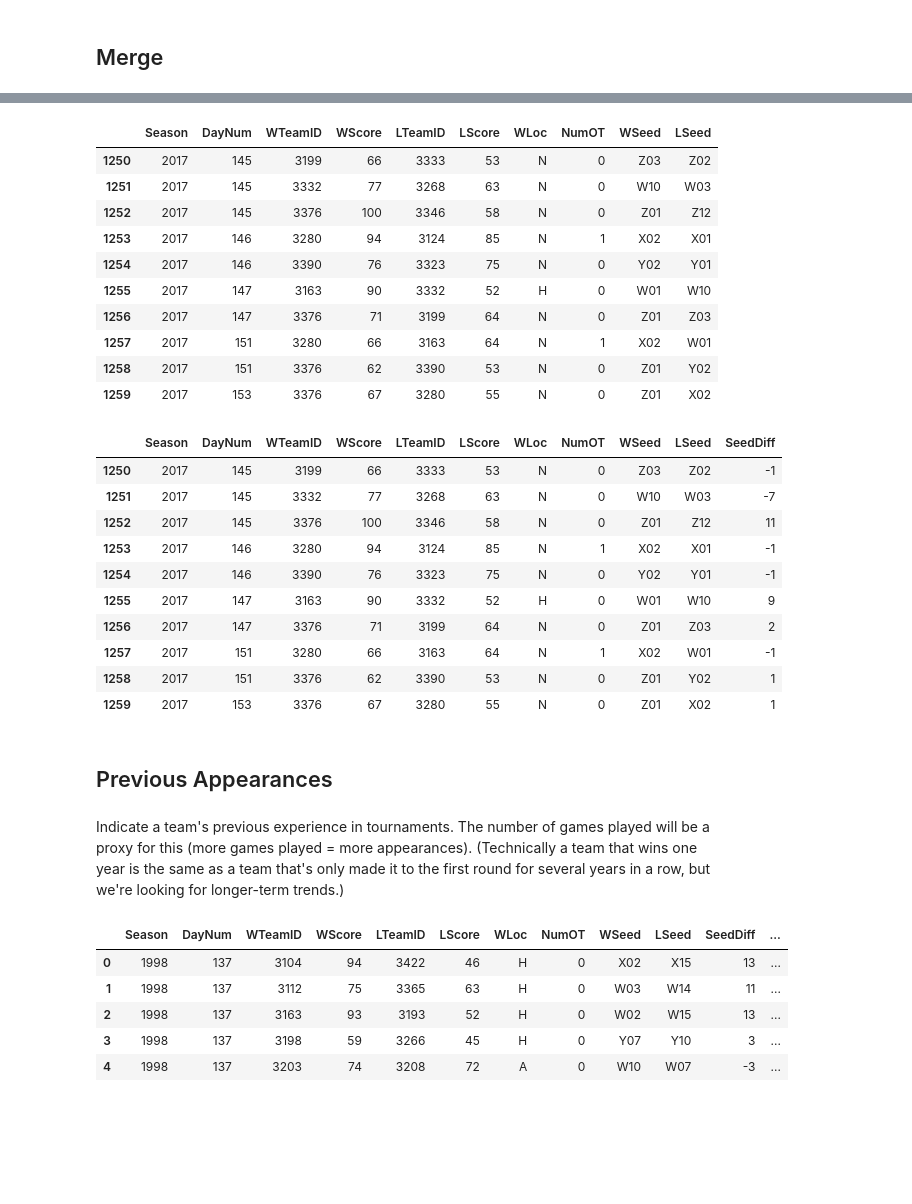
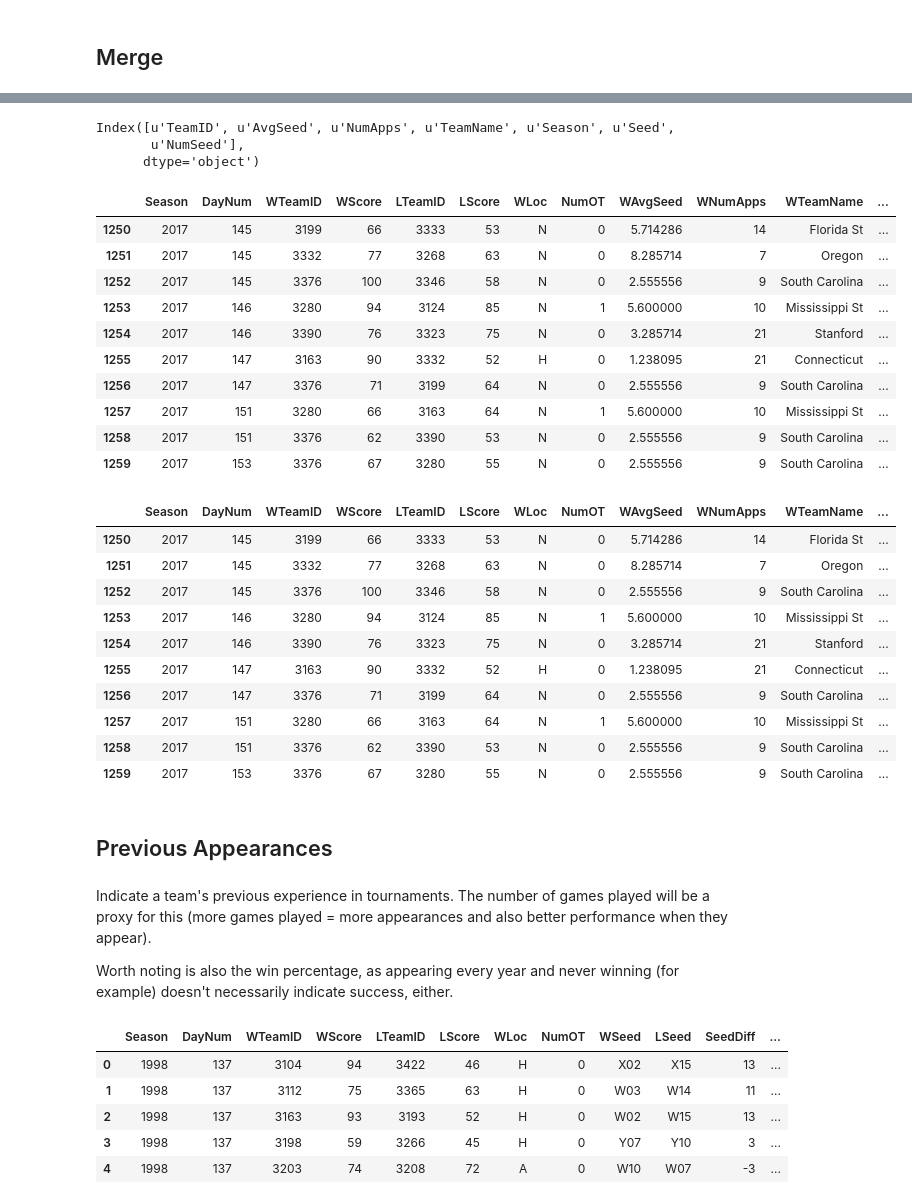
Before and after one commit to Dedomena-exerevnitis/mids-w207-kaggle, a Jupyter notebook: W207_Final_Tourney.ipynb, the cells around one changed output, grey strips where cells are left out. Saved outputs shown, nothing was run; the diff lists cells and outputs as text; code cells hidden in the pictures; blank space fills up the shorter version.

Commit message:
added EDA of past appearances and seeds

```diff
--- a/W207_Final_Tourney.ipynb
+++ b/W207_Final_Tourney.ipynb
@@ -73,3 +88,14 @@ df_tour.tail(10)
 | 1259 | 2017 | 153 | 3376 | 67 | 3280 | 55 | N | 0 |
 # %% [markdown]
 ## Merge
+# %%
+df_seeds['NumSeed'] = df_seeds.apply(lambda row: int(row['Seed'][1:3]), axis=1)
+# %%
+df_tourney_hist = df_seeds.groupby('TeamID').agg({'NumSeed' : ['mean','count']}).reset_index()
+df_tourney_hist['AvgSeed'] = df_tourney_hist['NumSeed','mean']
+df_tourney_hist['NumApps'] = df_tourney_hist['NumSeed','count']
+df_tourney_hist.columns = df_tourney_hist.columns.droplevel(level=1)
+
+df_tourney_hist = pd.merge(left=df_tourney_hist[['TeamID','AvgSeed','NumApps']],right=df_teams,how='left',on='TeamID')
+
+df_tourney_hist.head(10)
@@ -75,0 +160,2 @@ df_tour.tail(10)
+# %%
+df_tourney_hist.columns = ['W'+i for i in list(df_tourney_hist.columns.values)]
@@ -76,46 +171,55 @@ df_tour.tail(10)
+# %%
+df_merged = pd.merge(left=df_tourney_hist,right=df_seeds, how='left', on='TeamID')
+df_merged.columns
+# %% [output]
+Index([u'TeamID', u'AvgSeed', u'NumApps', u'TeamName', u'Season', u'Seed',
+       u'NumSeed'],
+      dtype='object')
 # %%
 # merge seeds with team IDs for tourney performance
-df_W = df_seeds.rename(columns={'TeamID':'WTeamID', 'Seed':'WSeed'})
-df_L = df_seeds.rename(columns={'TeamID':'LTeamID', 'Seed':'LSeed'})
+df_merged = pd.merge(left=df_tourney_hist,right=df_seeds, how='left', on='TeamID')
+
+df_W = df_merged.rename(columns={'TeamID':'WTeamID', 'Seed':'WSeed','NumSeed':'WNumSeed','TeamName':'WTeamName','AvgSeed':'WAvgSeed','NumApps':'WNumApps'})#.drop('Seed',axis=1)
+df_L = df_merged.rename(columns={'TeamID':'LTeamID', 'Seed':'LSeed','NumSeed':'LNumSeed','TeamName':'LTeamName','AvgSeed':'LAvgSeed','NumApps':'LNumApps'})#.drop('Seed',axis=1)
 df_dummy = pd.merge(left=df_tour, right=df_W, how='left', on=['Season', 'WTeamID'])
 df_concat = pd.merge(left=df_dummy, right=df_L, on=['Season', 'LTeamID'])
 
-# at the beginning of the tourney, teams play within their region
-# final 3 games = between regions
 df_concat.tail(10)
 # %% [output]
-|  | Season | DayNum | WTeamID | WScore | LTeamID | LScore | WLoc | NumOT | WSeed | LSeed |
-| 1250 | 2017 | 145 | 3199 | 66 | 3333 | 53 | N | 0 | Z03 | Z02 |
-| 1251 | 2017 | 145 | 3332 | 77 | 3268 | 63 | N | 0 | W10 | W03 |
-| 1252 | 2017 | 145 | 3376 | 100 | 3346 | 58 | N | 0 | Z01 | Z12 |
-| 1253 | 2017 | 146 | 3280 | 94 | 3124 | 85 | N | 1 | X02 | X01 |
-| 1254 | 2017 | 146 | 3390 | 76 | 3323 | 75 | N | 0 | Y02 | Y01 |
-| 1255 | 2017 | 147 | 3163 | 90 | 3332 | 52 | H | 0 | W01 | W10 |
-| 1256 | 2017 | 147 | 3376 | 71 | 3199 | 64 | N | 0 | Z01 | Z03 |
-| 1257 | 2017 | 151 | 3280 | 66 | 3163 | 64 | N | 1 | X02 | W01 |
-| 1258 | 2017 | 151 | 3376 | 62 | 3390 | 53 | N | 0 | Z01 | Y02 |
-| 1259 | 2017 | 153 | 3376 | 67 | 3280 | 55 | N | 0 | Z01 | X02 |
+|  | Season | DayNum | WTeamID | WScore | LTeamID | LScore | WLoc | NumOT | WAvgSeed | WNumApps | WTeamName | ... |
+| 1250 | 2017 | 145 | 3199 | 66 | 3333 | 53 | N | 0 | 5.714286 | 14 | Florida St | ... |
+| 1251 | 2017 | 145 | 3332 | 77 | 3268 | 63 | N | 0 | 8.285714 | 7 | Oregon | ... |
+| 1252 | 2017 | 145 | 3376 | 100 | 3346 | 58 | N | 0 | 2.555556 | 9 | South Carolina | ... |
+| 1253 | 2017 | 146 | 3280 | 94 | 3124 | 85 | N | 1 | 5.600000 | 10 | Mississippi St | ... |
+| 1254 | 2017 | 146 | 3390 | 76 | 3323 | 75 | N | 0 | 3.285714 | 21 | Stanford | ... |
+| 1255 | 2017 | 147 | 3163 | 90 | 3332 | 52 | H | 0 | 1.238095 | 21 | Connecticut | ... |
+| 1256 | 2017 | 147 | 3376 | 71 | 3199 | 64 | N | 0 | 2.555556 | 9 | South Carolina | ... |
+| 1257 | 2017 | 151 | 3280 | 66 | 3163 | 64 | N | 1 | 5.600000 | 10 | Mississippi St | ... |
+| 1258 | 2017 | 151 | 3376 | 62 | 3390 | 53 | N | 0 | 2.555556 | 9 | South Carolina | ... |
+| 1259 | 2017 | 153 | 3376 | 67 | 3280 | 55 | N | 0 | 2.555556 | 9 | South Carolina | ... |
 # %%
 # calculate seed differential: positive = higher seed won, negative = lower seed won
-df_concat['SeedDiff'] = df_concat.apply(lambda row: int(row['LSeed'][1:3]) - int(row['WSeed'][1:3]), axis=1)
+df_concat['SeedDiff'] = df_concat.apply(lambda row: row['LNumSeed'] - row['WNumSeed'], axis=1)
 
 df_concat.tail(10)
 # %% [output]
-|  | Season | DayNum | WTeamID | WScore | LTeamID | LScore | WLoc | NumOT | WSeed | LSeed | SeedDiff |
-| 1250 | 2017 | 145 | 3199 | 66 | 3333 | 53 | N | 0 | Z03 | Z02 | -1 |
-| 1251 | 2017 | 145 | 3332 | 77 | 3268 | 63 | N | 0 | W10 | W03 | -7 |
-| 1252 | 2017 | 145 | 3376 | 100 | 3346 | 58 | N | 0 | Z01 | Z12 | 11 |
-| 1253 | 2017 | 146 | 3280 | 94 | 3124 | 85 | N | 1 | X02 | X01 | -1 |
-| 1254 | 2017 | 146 | 3390 | 76 | 3323 | 75 | N | 0 | Y02 | Y01 | -1 |
-| 1255 | 2017 | 147 | 3163 | 90 | 3332 | 52 | H | 0 | W01 | W10 | 9 |
-| 1256 | 2017 | 147 | 3376 | 71 | 3199 | 64 | N | 0 | Z01 | Z03 | 2 |
-| 1257 | 2017 | 151 | 3280 | 66 | 3163 | 64 | N | 1 | X02 | W01 | -1 |
-| 1258 | 2017 | 151 | 3376 | 62 | 3390 | 53 | N | 0 | Z01 | Y02 | 1 |
-| 1259 | 2017 | 153 | 3376 | 67 | 3280 | 55 | N | 0 | Z01 | X02 | 1 |
+|  | Season | DayNum | WTeamID | WScore | LTeamID | LScore | WLoc | NumOT | WAvgSeed | WNumApps | WTeamName | ... |
+| 1250 | 2017 | 145 | 3199 | 66 | 3333 | 53 | N | 0 | 5.714286 | 14 | Florida St | ... |
+| 1251 | 2017 | 145 | 3332 | 77 | 3268 | 63 | N | 0 | 8.285714 | 7 | Oregon | ... |
+| 1252 | 2017 | 145 | 3376 | 100 | 3346 | 58 | N | 0 | 2.555556 | 9 | South Carolina | ... |
+| 1253 | 2017 | 146 | 3280 | 94 | 3124 | 85 | N | 1 | 5.600000 | 10 | Mississippi St | ... |
+| 1254 | 2017 | 146 | 3390 | 76 | 3323 | 75 | N | 0 | 3.285714 | 21 | Stanford | ... |
+| 1255 | 2017 | 147 | 3163 | 90 | 3332 | 52 | H | 0 | 1.238095 | 21 | Connecticut | ... |
+| 1256 | 2017 | 147 | 3376 | 71 | 3199 | 64 | N | 0 | 2.555556 | 9 | South Carolina | ... |
+| 1257 | 2017 | 151 | 3280 | 66 | 3163 | 64 | N | 1 | 5.600000 | 10 | Mississippi St | ... |
+| 1258 | 2017 | 151 | 3376 | 62 | 3390 | 53 | N | 0 | 2.555556 | 9 | South Carolina | ... |
+| 1259 | 2017 | 153 | 3376 | 67 | 3280 | 55 | N | 0 | 2.555556 | 9 | South Carolina | ... |
 # %% [markdown]
 ## Previous Appearances
 # %% [markdown]
-Indicate a team's previous experience in tournaments. The number of games played will be a proxy for this (more games played = more appearances). (Technically a team that wins one year is the same as a team that's only made it to the first round for several years in a row, but we're looking for longer-term trends.)
+Indicate a team's previous experience in tournaments. The number of games played will be a proxy for this (more games played = more appearances and also better performance when they appear).
+
+Worth noting is also the win percentage, as appearing every year and never winning (for example) doesn't necessarily indicate success, either.
 # %%
 df_teams_w = df_teams.rename(columns={'TeamID':'WTeamID','TeamName':'WTeamName'})
 df_teams_l = df_teams.rename(columns={'TeamID':'LTeamID','TeamName':'LTeamName'})
```
Also changed, not shown: parts of 10 cells of this notebook.
